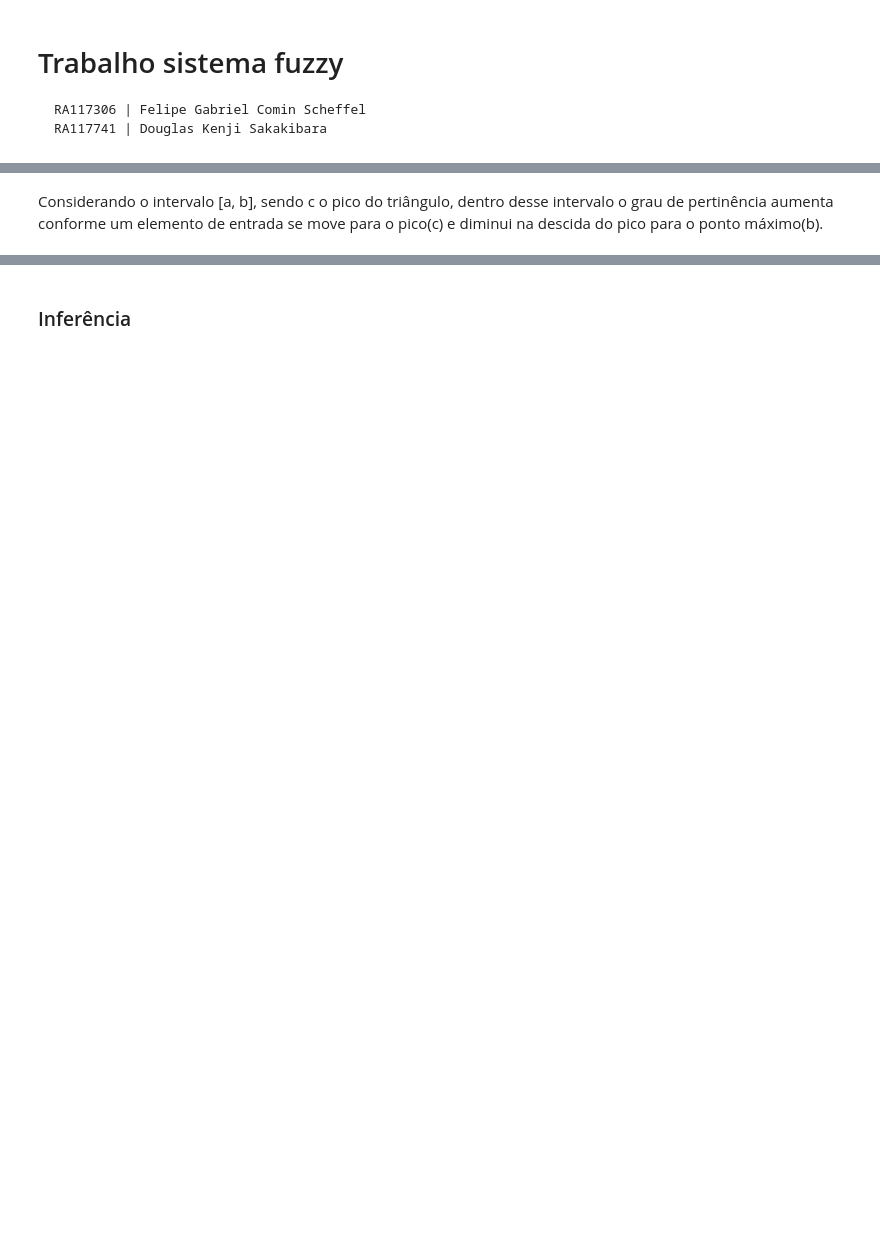
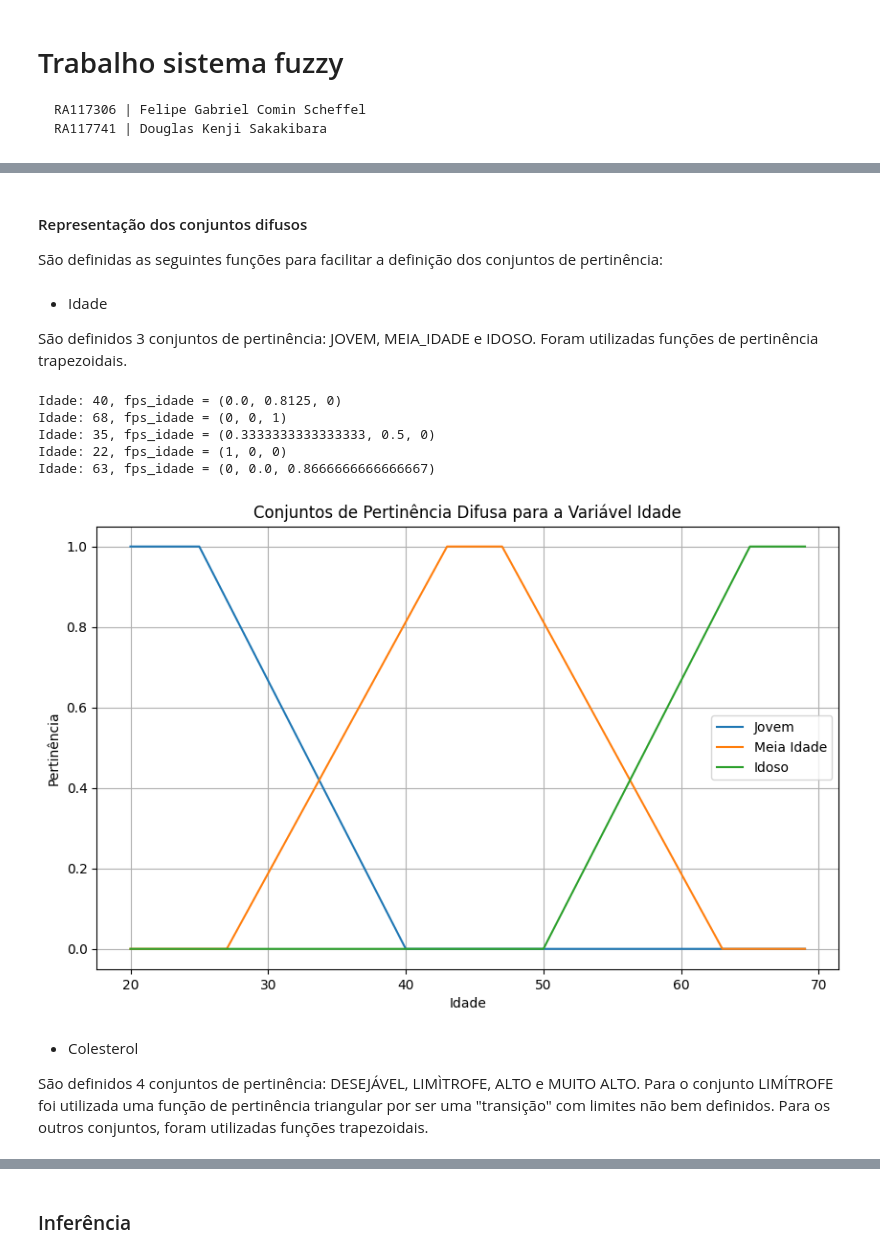
Before and after one commit to DouglasKenjiSakakibara01/logica-fuzzy, a Jupyter notebook: trab01.ipynb, the cells around one changed output, grey strips where cells are left out. Saved outputs shown, nothing was run; the diff lists cells and outputs as text; code cells hidden in the pictures; blank space fills up the shorter version.

```diff
--- a/trab01.ipynb
+++ b/trab01.ipynb
@@ -61,2 +29,4 @@ taxa_cardiaca.view()
-# %% [markdown]
-Considerando o intervalo [a, b], sendo c o pico do triângulo, dentro desse intervalo o grau de pertinência aumenta conforme um elemento de entrada se move para o pico(c) e diminui na descida do pico para o ponto máximo(b).
+# %% [markdown]
+#### Representação dos conjuntos difusos
+
+São definidas as seguintes funções para facilitar a definição dos conjuntos de pertinência:
@@ -62,0 +45,51 @@ Considerando o intervalo [a, b], sendo c o pico do triângulo, dentro desse inte
+# %% [markdown]
+- Idade
+
+São definidos 3 conjuntos de pertinência: JOVEM, MEIA_IDADE e IDOSO. Foram utilizadas funções de pertinência trapezoidais.
+# %%
+JOVEM = 0
+MEIA_IDADE = 1
+IDOSO = 2
+
+def fps_idade(idade):
+    return lhalftrapfp(idade, 25, 40), trapfp(idade, 27, 43, 47, 63), rhalftrapfp(idade, 50, 65)
+
+for i in range(5):
+    idade = rd.randint(20, 80)
+    print(f'Idade: {idade}, fps_idade = {fps_idade(idade)}')
+# %% [output]
+Idade: 40, fps_idade = (0.0, 0.8125, 0)
+Idade: 68, fps_idade = (0, 0, 1)
+Idade: 35, fps_idade = (0.3333333333333333, 0.5, 0)
+Idade: 22, fps_idade = (1, 0, 0)
+Idade: 63, fps_idade = (0, 0.0, 0.8666666666666667)
+# %%
+def plot_fuzzy_idade():
+    sample_values = np.arange(20, 70, 1)
+
+    fps_values = [fps_idade(value) for value in sample_values]
+
+    jovem_values = [value[0] for value in fps_values]
+    meia_idade_values = [value[1] for value in fps_values]
+    idoso_values = [value[2] for value in fps_values]
+
+    plt.figure(figsize=(10, 6))
+
+    plt.plot(sample_values, jovem_values, label='Jovem')
+    plt.plot(sample_values, meia_idade_values, label='Meia Idade')
+    plt.plot(sample_values, idoso_values, label='Idoso')
+
+    plt.title('Conjuntos de Pertinência Difusa para a Variável Idade')
+    plt.xlabel('Idade')
+    plt.ylabel('Pertinência')
+    plt.legend()
+    plt.grid(True)
+    plt.show()
+
+plot_fuzzy_idade()
+# %% [output]
+[figure, added]
+# %% [markdown]
+- Colesterol
+
+São definidos 4 conjuntos de pertinência: DESEJÁVEL, LIMÌTROFE, ALTO e MUITO ALTO. Para o conjunto LIMÍTROFE foi utilizada uma função de pertinência triangular por ser uma "transição" com limites não bem definidos. Para os outros conjuntos, foram utilizadas funções trapezoidais.
```
Also changed, not shown: parts of 29 cells of this notebook, 1 other file.
